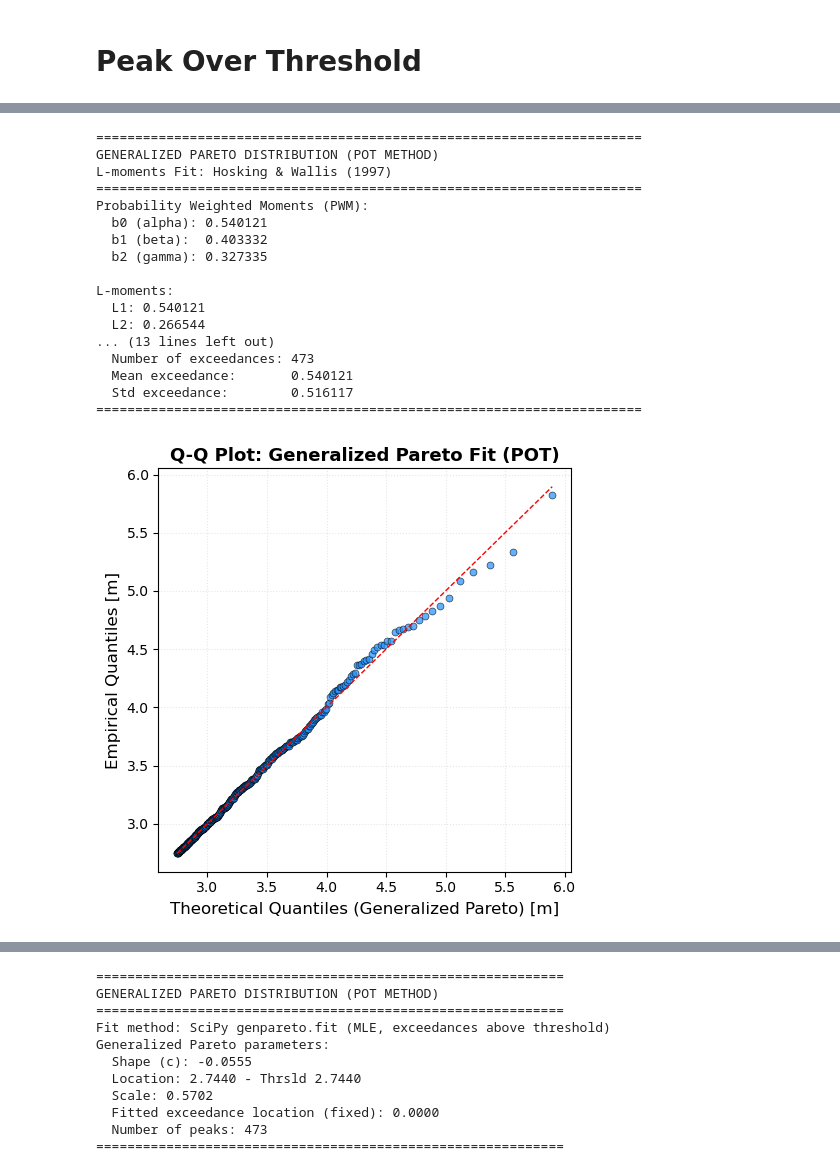
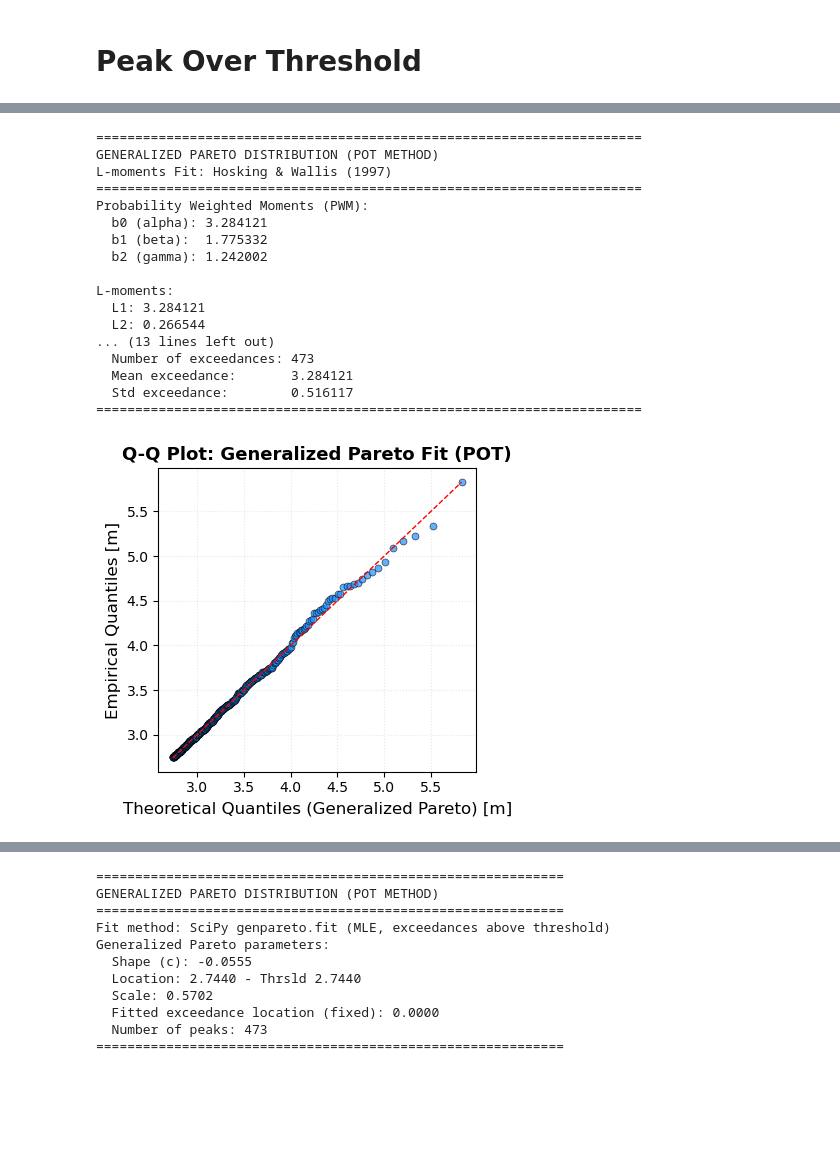
Before and after one commit to giospud/meteocean-tools, a Jupyter notebook: EVA/eva_AM_POT.ipynb, the cells around one changed output, grey strips where cells are left out. Cells and saved outputs as stored; diff of their text form; code cells hidden in the pictures; blank space fills up the shorter version.

```diff
--- a/EVA/eva_AM_POT.ipynb
+++ b/EVA/eva_AM_POT.ipynb
@@ -34,17 +36,14 @@ pdW
 # %% [markdown]
 ## **Annual Maxima**
 # %%
+var='Hs'
 # Calling function for Annual Maxima
-df=wa.am(pdW,'Hs')
+df=wa.am(pdW,var)
 
 # Sorting in descending order depending on Hs values
 dfs = df.sort_values(by='Hs', ascending=True)
 
 # Developing Plottin Position
 n=len(dfs)
-dfs['rank'] = dfs['Hs'].rank(method='first')
-dfs['r_W']=dfs['rank']/(n+1)           # Weibull (1939)
-dfs['r_G']=(dfs['rank']-0.44)/(n+0.12) # Gringorten (1963)
-dfs['r_H']=(dfs['rank']-0.5)/n         # Hazen (1914)
-dfs['r_B']=(dfs['rank']-0.31)/(n+0.38) # Beard (1943)
-#dfs
+dfs['pp']=wa.plot_pos(df,var,method="weibull")
+print(n)
@@ -439,7 +420,8 @@ L-moments:
 # %%
+# GPD fitting to peaks over threshold
 u=0.0
-u=thrsld
-aaa=wa.gpd_fit(peaks_data, u, method="l-mom")
+#u=thrsld
+aaa=wa.gpd_fit(peaks_hs, u, method="l-mom")
 c_gp=aaa[0]
 loc_gp=aaa[1]
 scale_gp=aaa[2]
@@ -472,10 +454,10 @@ print(f"  Shape (ξ):     {aaa[0]:.6f}")
 print(f"  Scale (σ):     {aaa[2]:.6f}")
 print(f"  Location (μ):  {aaa[1]:.6f} (Threshold: {thrsld:.6f})")
 print(f"\nData Summary:")
-print(f"  Number of peaks:       {len(peaks_data)}")
-print(f"  Number of exceedances: {len(exceedances)}")
-print(f"  Mean exceedance:       {np.mean(exceedances):.6f}")
-print(f"  Std exceedance:        {np.std(exceedances):.6f}")
+print(f"  Number of peaks:       {len(peaks_hs)}")
+print(f"  Number of exceedances: {len(peaks_hs)}")
+print(f"  Mean exceedance:       {np.mean(peaks_hs):.6f}")
+print(f"  Std exceedance:        {np.std(peaks_hs):.6f}")
 print("=" * 70)
 # %% [output]
 ======================================================================
@@ -483,48 +465,48 @@ GENERALIZED PARETO DISTRIBUTION (POT METHOD)
 L-moments Fit: Hosking & Wallis (1997)
 ======================================================================
 Probability Weighted Moments (PWM):
-  b0 (alpha): 0.540121
-  b1 (beta):  0.403332
-  b2 (gamma): 0.327335
+  b0 (alpha): 3.284121
+  b1 (beta):  1.775332
+  b2 (gamma): 1.242002
 
 L-moments:
-  L1: 0.540121
+  L1: 3.284121
   L2: 0.266544
 ... (13 lines left out)
   Number of exceedances: 473
-  Mean exceedance:       0.540121
+  Mean exceedance:       3.284121
   Std exceedance:        0.516117
 ======================================================================
 # %%
 # Q-Q Plot: Theoretical vs Empirical Quantiles (Pareto)
 # Sort observed peaks data
-observed_sorted = np.sort(peaks_data)
+observed_sorted = np.sort(peaks_hs)
 n_peaks = len(observed_sorted)
 
 # Calculate empirical probabilities using plotting positions
 empirical_prob_peaks = np.arange(1, n_peaks + 1) / (n_peaks + 1)
 
 # Calculate theoretical quantiles from fitted Generalized Pareto distribution
 theoretical_quantiles_gp = stats.genpareto.ppf(empirical_prob_peaks, c_gp, loc=loc_gp, scale=scale_gp)
 
 # Create Q-Q plot
-plt.figure(figsize=(5, 5))
+plt.figure(figsize=(4, 4))
 plt.scatter(theoretical_quantiles_gp, observed_sorted, color='dodgerblue',
             s=25, alpha=0.7, edgecolors='black', linewidth=0.5)
 
 # Add 1:1 reference line
 min_val = min(theoretical_quantiles_gp.min(), observed_sorted.min())
 max_val = max(theoretical_quantiles_gp.max(), observed_sorted.max())
 plt.plot([min_val, max_val], [min_val, max_val], 'r--', linewidth=1)
 
 plt.xlabel(f'Theoretical Quantiles (Generalized Pareto){un_var[var]}', fontsize=12)
 plt.ylabel(f'Empirical Quantiles{un_var[var]}', fontsize=12)
 plt.title('Q-Q Plot: Generalized Pareto Fit (POT)', fontsize=13, fontweight='bold')
 plt.grid(True, alpha=0.3, linestyle='dotted')
 plt.tight_layout()
 plt.show()
 # %% [output]
-[figure, old version]
+[figure, new version]
 # %%
 # P-P Plot: Theoretical vs Empirical Probabilities (Pareto)
 # Calculate theoretical probabilities from fitted Generalized Pareto distribution
```
Also changed, not shown: parts of 23 cells of this notebook, 1 other file.
